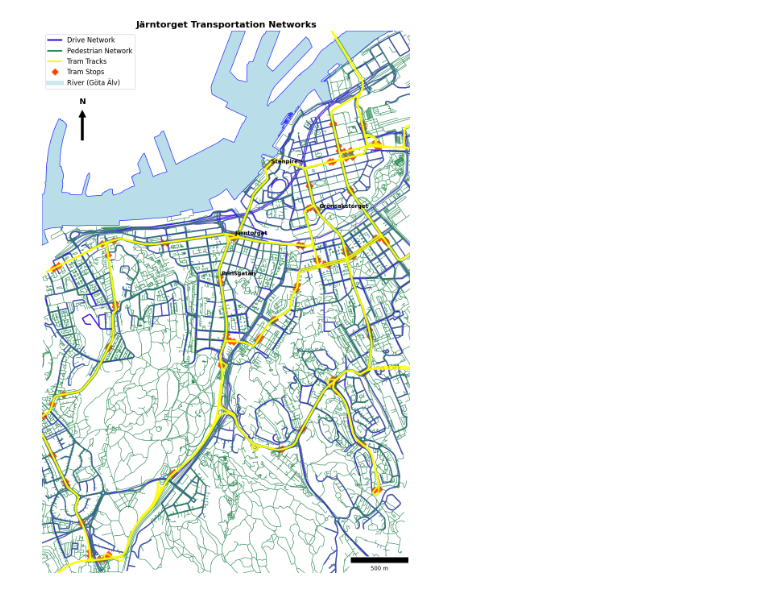
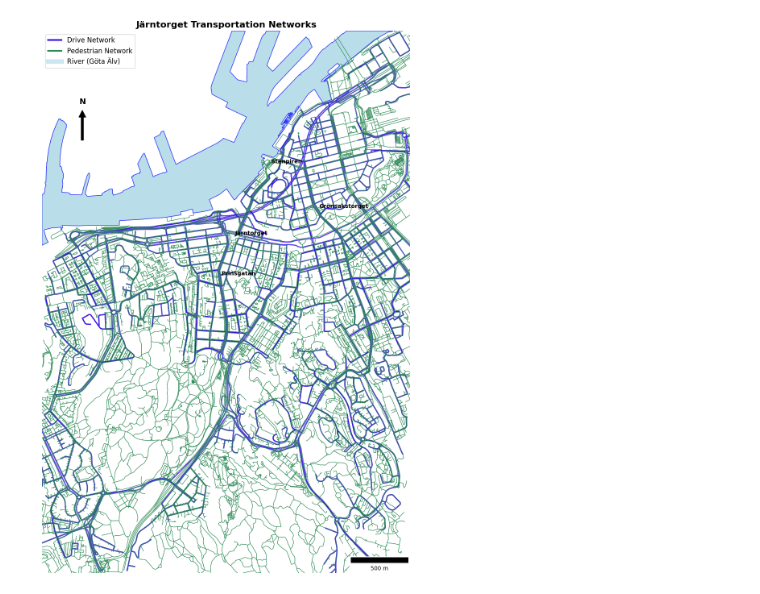
Before and after one commit to Odjej/JMTS, a Jupyter notebook: data/processed/networks/process_data.ipynb, the cells around one changed output. Cells and saved outputs as stored; diff of their text form; code cells hidden in the pictures.

```diff
--- a/data/processed/networks/process_data.ipynb
+++ b/data/processed/networks/process_data.ipynb
@@ -18,8 +18,6 @@ TARGET_CRS = "EPSG:3006"  # projected CRS
 drive_edges = gpd.read_file(f"{OUT_DIR}/drive_edges_clean.gpkg").to_crs(TARGET_CRS)
 walk_edges = gpd.read_file(f"{OUT_DIR}/walk_edges_clean.gpkg").to_crs(TARGET_CRS)
 
-tram_features_path = f"{OUT_DIR}/tram_features_clean.gpkg"
-tram_features = gpd.read_file(tram_features_path).to_crs(TARGET_CRS) if os.path.exists(tram_features_path) else None
 
 river_gdf = gpd.read_file(f"{OUT_DIR}/gota_alv.gpkg").to_crs(TARGET_CRS)
 
@@ -59,18 +57,6 @@ river_clipped = gpd.overlay(river_gdf, bbox_gdf, how="intersection")
 drive_clipped = drive_edges  # already clipped
 walk_clipped = walk_edges    # already clipped
 
-tram_lines = None
-tram_points = None
-if tram_features is not None:
-    tram_lines = tram_features[tram_features.geometry.type.isin(["LineString", "MultiLineString"])]
-    tram_points = tram_features[tram_features.geometry.type == "Point"]
-
-    if len(tram_lines) > 0:
-        tram_lines = gpd.overlay(tram_lines, bbox_gdf, how="intersection")
-
-    if len(tram_points) > 0:
-        tram_points = tram_points[tram_points.intersects(bbox_poly)]
-
 poi_clipped = poi_gdf[poi_gdf.intersects(bbox_poly)]
 
 # ---------------------------------------------
@@ -81,10 +67,6 @@ fig, ax = plt.subplots(figsize=(14, 14))
 drive_clipped.plot(ax=ax, color="#330CE4", linewidth=2, alpha=0.8)
 walk_clipped.plot(ax=ax, color="#2E8B57", linewidth=0.8, alpha=0.8)
 
-if tram_lines is not None and len(tram_lines) > 0:
-    tram_lines.plot(ax=ax, color="#FFFB00", linewidth=3, alpha=0.9)
-if tram_points is not None and len(tram_points) > 0:
-    tram_points.plot(ax=ax, color="#FF4500", markersize=80, marker="D", alpha=0.9)
 
 if len(river_clipped) > 0:
     river_clipped.plot(ax=ax, color="lightblue", alpha=0.6, edgecolor="blue")
@@ -105,8 +87,6 @@ for geom, name in zip(poi_clipped.geometry, poi_clipped["name"]):
 legend_elements = [
     Line2D([0], [0], color="#330CE4", lw=3, label="Drive Network"),
     Line2D([0], [0], color="#2E8B57", lw=3, label="Pedestrian Network"),
-    Line2D([0], [0], color="#FFFB00", lw=3, label="Tram Tracks"),
-    Line2D([0], [0], color="#FF4500", marker="D", lw=0, markersize=8, label="Tram Stops"),
     Line2D([0], [0], color="lightblue", lw=8, alpha=0.6, label="River (Göta Älv)"),
 ]
 ax.legend(handles=legend_elements, loc="upper left", fontsize=12)
@@ -115,31 +95,31 @@ ax.legend(handles=legend_elements, loc="upper left", fontsize=12)
 scalebar = ScaleBar(1, location="lower right")
 ax.add_artist(scalebar)
 
 # North arrow
 arrow_length = 200  # meters
 arrow_x = minx + 500
 arrow_y = maxy - 1100
 
 # Draw the arrow
 ax.add_patch(FancyArrow(
     arrow_x, arrow_y, 0, arrow_length,  # dx=0, dy=arrow_length => points up
     width=20,
     head_width=60,
     head_length=60,
     facecolor='black'
 ))
 
 # Add the 'N' label above the arrow
 ax.text(arrow_x, arrow_y + arrow_length + 100, "N",
         ha='center', va='bottom', fontsize=14, fontweight='bold')
 
 # Limit plot to bounding box
 ax.set_xlim(minx - padding, maxx + padding)
 ax.set_ylim(miny - padding, maxy + padding)
 
 ax.set_title("Järntorget Transportation Networks", fontsize=16, fontweight="bold")
 ax.set_axis_off()
 plt.tight_layout()
 plt.show()
 # %% [output]
-[figure, old version]
+[figure, new version]
```
Also changed, not shown: 18 other files.
